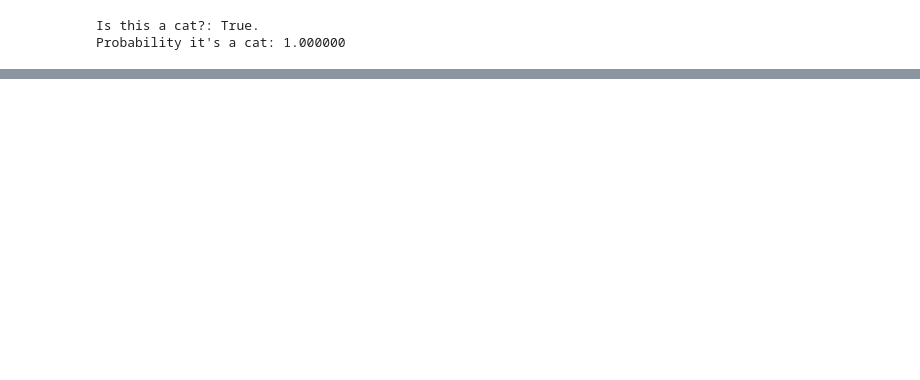
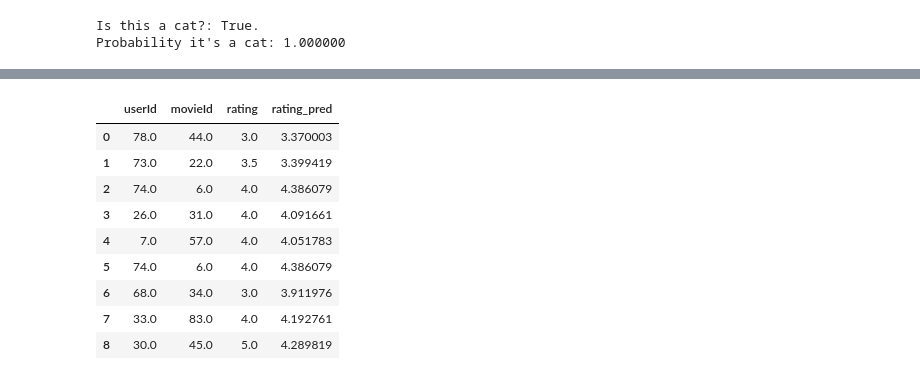
Before and after one commit to Daniel1989/fastai_course, a Jupyter notebook: fastai_01.ipynb, the cells around one changed output, grey strips where cells are left out. Drawn from its saved outputs; the diff is of its cells as text; code cells hidden in the pictures; blank space fills up the shorter version.

```diff
--- a/fastai_01.ipynb
+++ b/fastai_01.ipynb
@@ -67,0 +174,7 @@ Probability it's a cat: 1.000000
+# %%
+
+from fastai.collab import *
+path = untar_data(URLs.ML_SAMPLE)
+dls = CollabDataLoaders.from_csv(path/'ratings.csv')
+learn = collab_learner(dls, y_range=(0.5,5.5))
+learn.fine_tune(10)
@@ -67,0 +196,3 @@ Probability it's a cat: 1.000000
+# %%
+learn.show_results()
+# %% [output]
@@ -67,0 +200,10 @@ Probability it's a cat: 1.000000
+|  | userId | movieId | rating | rating_pred |
+| 0 | 78.0 | 44.0 | 3.0 | 3.370003 |
+| 1 | 73.0 | 22.0 | 3.5 | 3.399419 |
+| 2 | 74.0 | 6.0 | 4.0 | 4.386079 |
+| 3 | 26.0 | 31.0 | 4.0 | 4.091661 |
+| 4 | 7.0 | 57.0 | 4.0 | 4.051783 |
+| 5 | 74.0 | 6.0 | 4.0 | 4.386079 |
+| 6 | 68.0 | 34.0 | 3.0 | 3.911976 |
+| 7 | 33.0 | 83.0 | 4.0 | 4.192761 |
+| 8 | 30.0 | 45.0 | 5.0 | 4.289819 |
```
Also changed, not shown: parts of 11 cells of this notebook.
